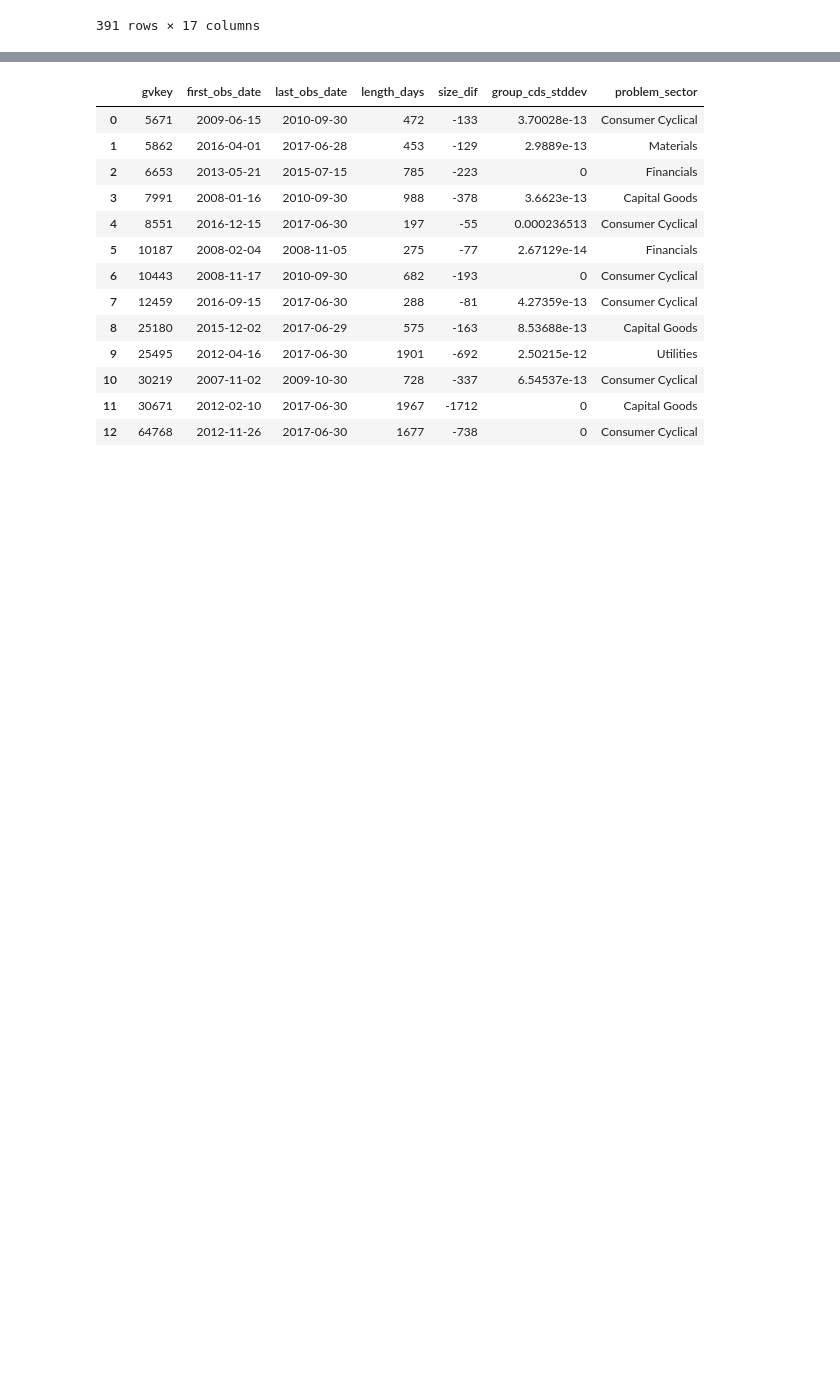
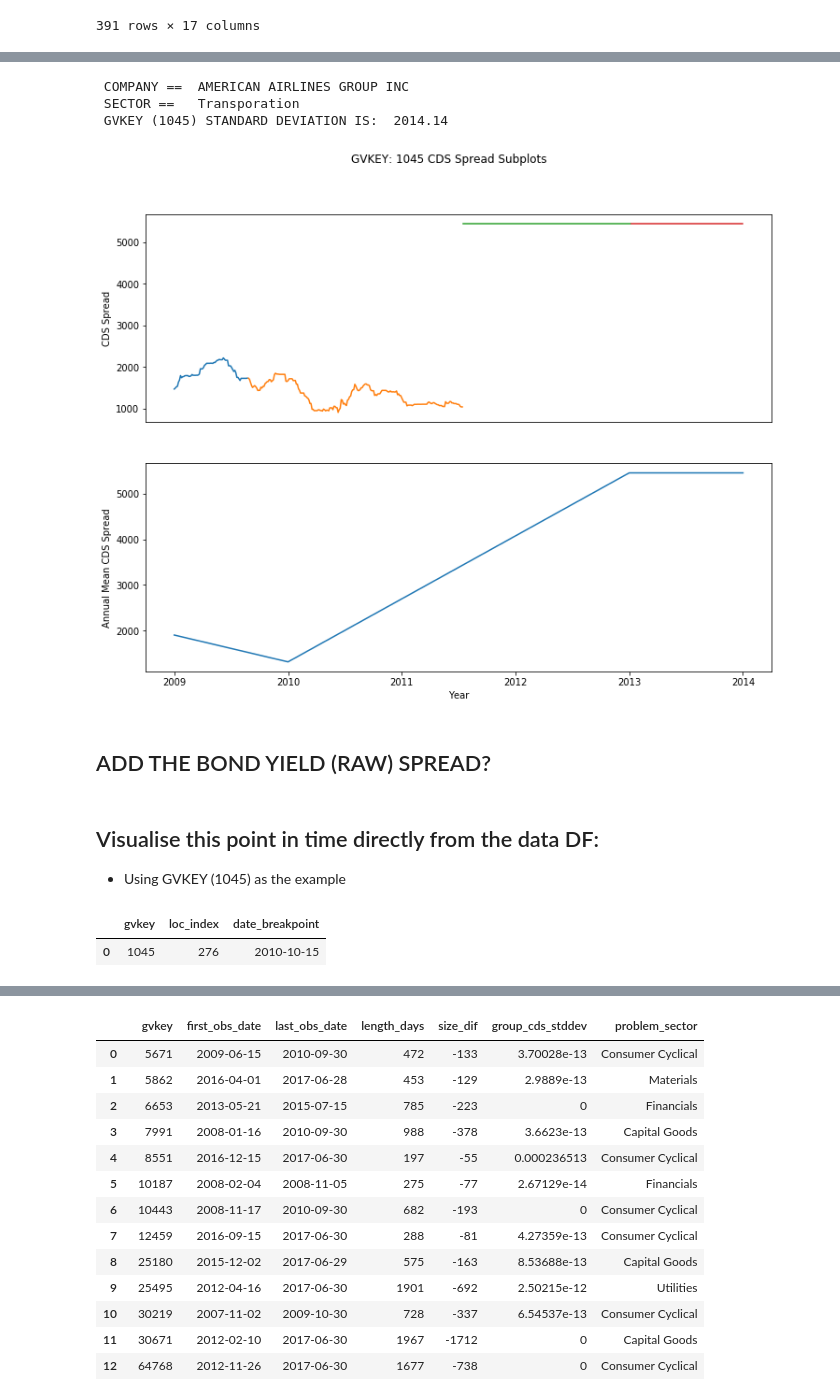
Before and after one commit to Jspano95/Jspano_MScQFin_Thesis, a Jupyter notebook: Jspano_MSc_QuantFin_Public_Github_V1.00.ipynb, the cells around one changed output, grey strips where cells are left out. Cells and saved outputs as stored; diff of their text form; code cells hidden in the pictures; blank space fills up the shorter version.

```diff
--- a/Jspano_MSc_QuantFin_Public_Github_V1.00.ipynb
+++ b/Jspano_MSc_QuantFin_Public_Github_V1.00.ipynb
@@ -2367,0 +2338,42 @@ Infeasible Test Exceptions Count: 16
+# %%
+#insert GVKEY, view evolution of the key's CDS series & annual mean changes
+gvkey_selection = 1045
+
+gvkey_group_df = sorted_alldata_df_final_adf_results.loc[sorted_alldata_df_final_adf_results.gvkey==gvkey_selection]
+print(" COMPANY == ", gvkey_group_df.company_name.iloc[0], '\n', "SECTOR ==  ", gvkey_group_df.sector.iloc[0])
+
+#view that GVKEY's standard deviation too
+print(" GVKEY ({}) STANDARD DEVIATION IS: ".format(gvkey_selection),
+     np.round(sorted_alldata_df_final_adf_results.loc[sorted_alldata_df_final_adf_results.gvkey==gvkey_selection]['market_cds_spread'].std(),2))
+
+
+#PLOT:
+
+fig, (ax1, ax2) = plt.subplots(2, figsize=(12,9))
+fig.suptitle('GVKEY: {} CDS Spread Subplots'.format(gvkey_selection))
+
+gvkey_group_df.groupby(['year_index'])['market_cds_spread'].plot(ax=ax1)
+ax1.set_ylabel('CDS Spread')
+ax1.axes.get_xaxis().set_visible(False)
+
+
+gvkey_group_df.groupby(['year_index']).mean()['market_cds_spread'].plot(ax=ax2);
+ax2.set_ylabel('Annual Mean CDS Spread')
+ax2.set_xlabel('Year');
+# %% [output]
+ COMPANY ==  AMERICAN AIRLINES GROUP INC
+ SECTOR ==   Transporation
+ GVKEY (1045) STANDARD DEVIATION IS:  2014.14
+[figure, added]
+# %% [markdown]
+## ADD THE BOND YIELD (RAW) SPREAD?
+# %% [markdown]
+## Visualise this point in time directly from the data DF:
+
+* Using GVKEY (1045) as the example
+# %%
+#view the loc_index indicated by the ZA test for one specific GVKEY:
+zivotandrews_breakpoint_locations.loc[zivotandrews_breakpoint_locations.gvkey==gvkey_selection]
+# %% [output]
+|  | gvkey | loc_index | date_breakpoint |
+| 0 | 1045 | 276 | 2010-10-15 |
```
Also changed, not shown: parts of 74 cells of this notebook.
